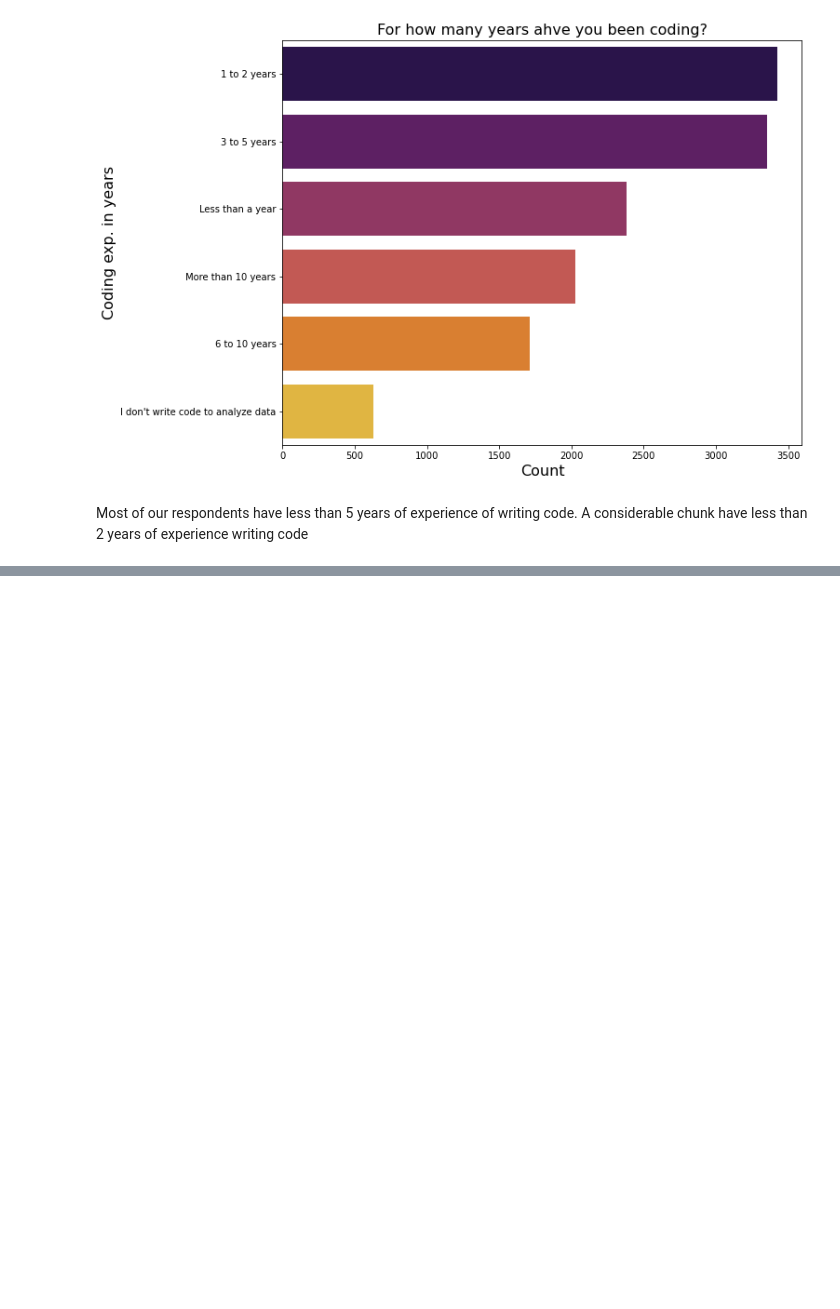
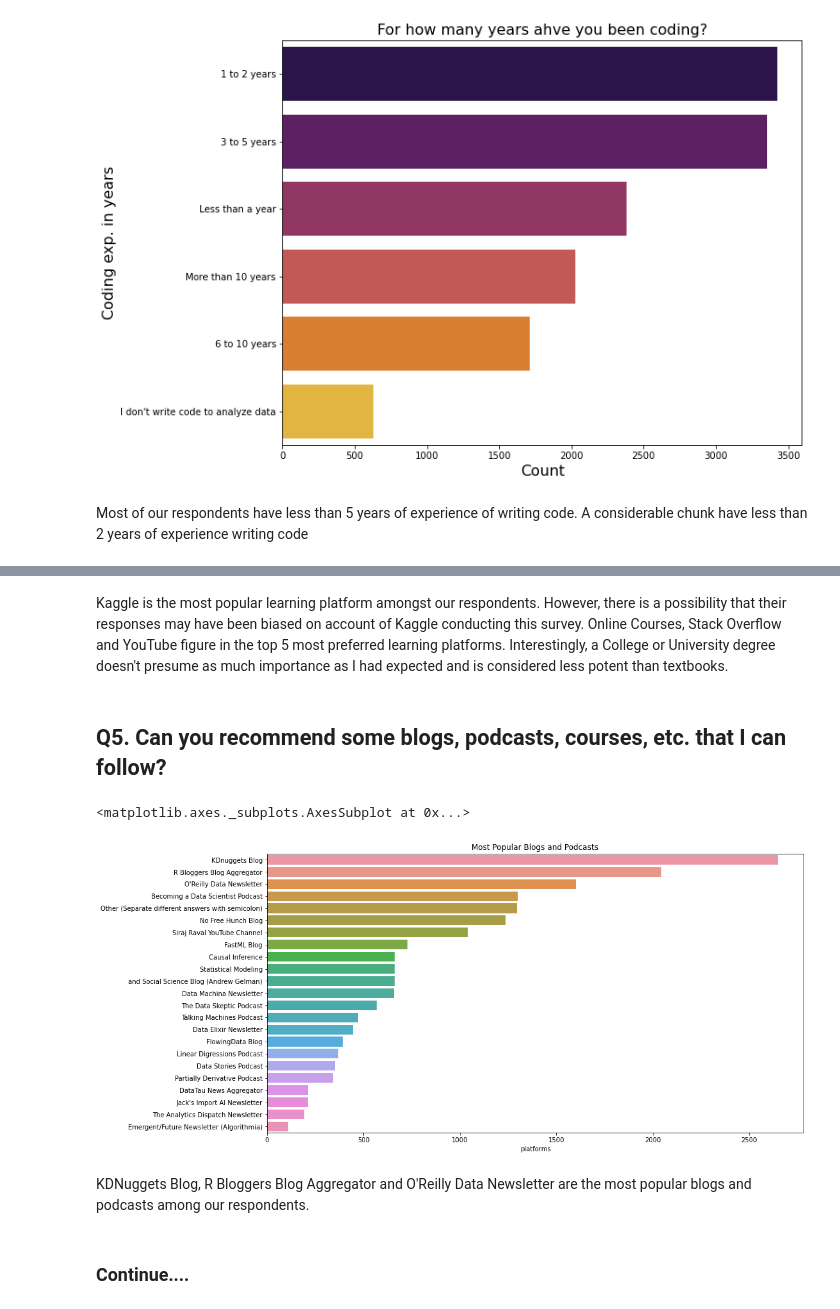
Before and after one commit to vinaysaw/Dialogue_with_data, a Jupyter notebook: Kaggle survey/Let's check what the survey says!!.ipynb, the cells around one changed output, grey strips where cells are left out. Drawn from its saved outputs; the diff is of its cells as text; code cells hidden in the pictures; blank space fills up the shorter version.

```diff
--- a/Kaggle survey/Let's check what the survey says!!.ipynb
+++ b/Kaggle survey/Let's check what the survey says!!.ipynb
@@ -164,0 +233,19 @@ Most of our respondents have less than 5 years of experience of writing code. A
+# %% [markdown]
+Kaggle is the most popular learning platform amongst our respondents. However, there is a possibility that their responses may have been biased on account of Kaggle conducting this survey. Online Courses, Stack Overflow and YouTube figure in the top 5 most preferred learning platforms. Interestingly, a College or University degree doesn't presume as much importance as I had expected and is considered less potent than textbooks.
+# %% [markdown]
+## Q5. Can you recommend some blogs, podcasts, courses, etc. that I can follow?
+# %%
+data['BlogsPodcastsNewslettersSelect'] = data['BlogsPodcastsNewslettersSelect'].astype('str').apply(lambda x: x.split(','))
+s = data.apply(lambda x: pd.Series(x['BlogsPodcastsNewslettersSelect']),axis=1).stack().reset_index(level=1, drop=True)
+s.name = 'platforms'
+s = s[s != 'nan'].value_counts()
+plt.figure(figsize=(15,8))
+plt.title("Most Popular Blogs and Podcasts")
+sns.barplot(y=s.index, x=s)
+# %% [output]
+<matplotlib.axes._subplots.AxesSubplot at 0x...>
+[figure, added]
+# %% [markdown]
+KDNuggets Blog, R Bloggers Blog Aggregator and O'Reilly Data Newsletter are the most popular blogs and podcasts among our respondents.
+# %% [markdown]
+### Continue....
```
Also changed, not shown: parts of 13 cells of this notebook.
